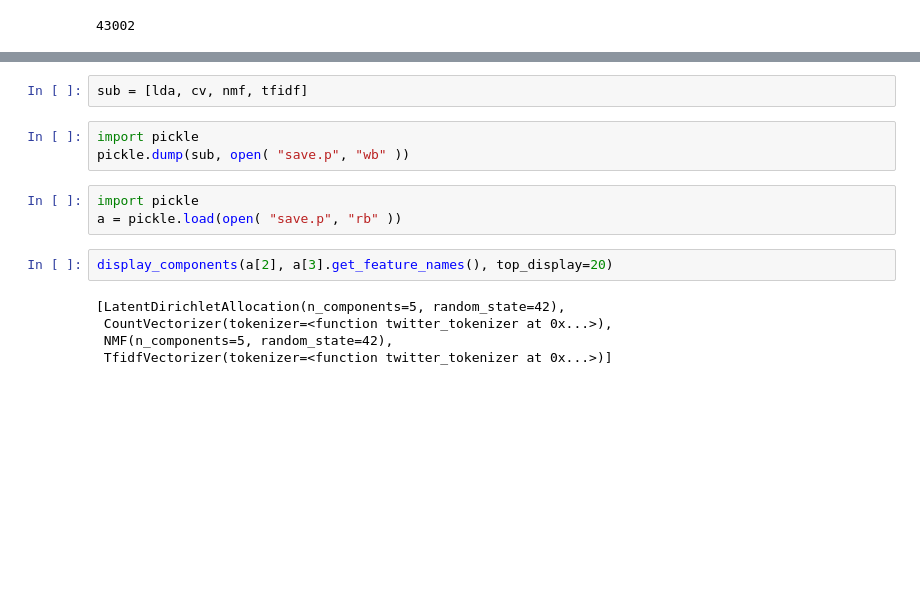
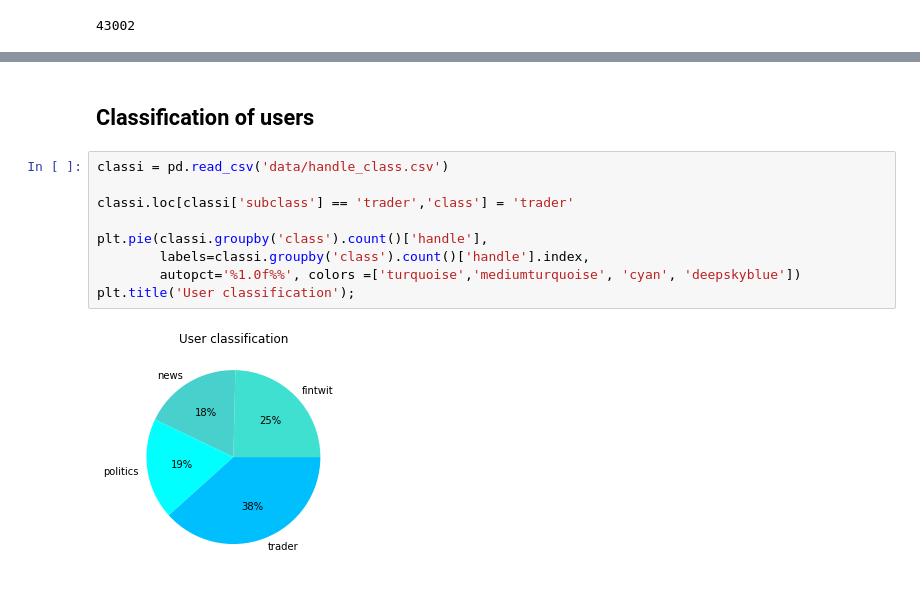
Before and after one commit to aaroncgw/tweet-sentiment, a Jupyter notebook: EDA.ipynb, the cells around one changed output, grey strips where cells are left out. Drawn from its saved outputs; the diff is of its cells as text; blank space fills up the shorter version.

```diff
--- a/EDA.ipynb
+++ b/EDA.ipynb
@@ -224,15 +68,13 @@ serena good osaka people open like right williams new got year naomi game time g
-# %%
-sub = [lda, cv, nmf, tfidf]
-# %%
-import pickle
-pickle.dump(sub, open( "save.p", "wb" ))
-# %%
-import pickle
-a = pickle.load(open( "save.p", "rb" ))
-# %%
-display_components(a[2], a[3].get_feature_names(), top_display=20)
-# %% [output]
-[LatentDirichletAllocation(n_components=5, random_state=42),
- CountVectorizer(tokenizer=<function twitter_tokenizer at 0x...>),
- NMF(n_components=5, random_state=42),
- TfidfVectorizer(tokenizer=<function twitter_tokenizer at 0x...>)]
+# %% [markdown]
+## Classification of users
+# %%
+classi = pd.read_csv('data/handle_class.csv')
+
+classi.loc[classi['subclass'] == 'trader','class'] = 'trader'
+
+plt.pie(classi.groupby('class').count()['handle'],
+        labels=classi.groupby('class').count()['handle'].index,
+        autopct='%1.0f%%', colors =['turquoise','mediumturquoise', 'cyan', 'deepskyblue'])
+plt.title('User classification');
+# %% [output]
+[figure, added]
```
Also changed, not shown: parts of 21 cells of this notebook, 5 other files.
